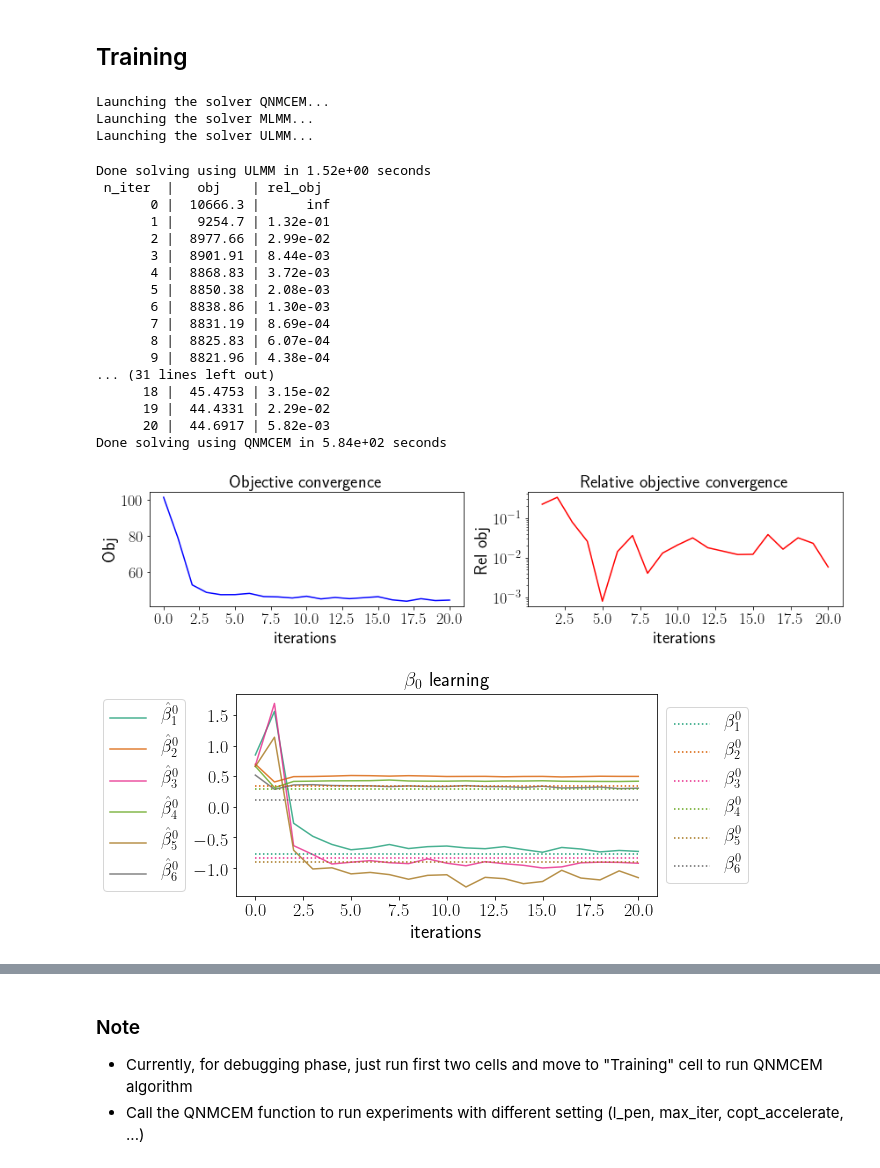
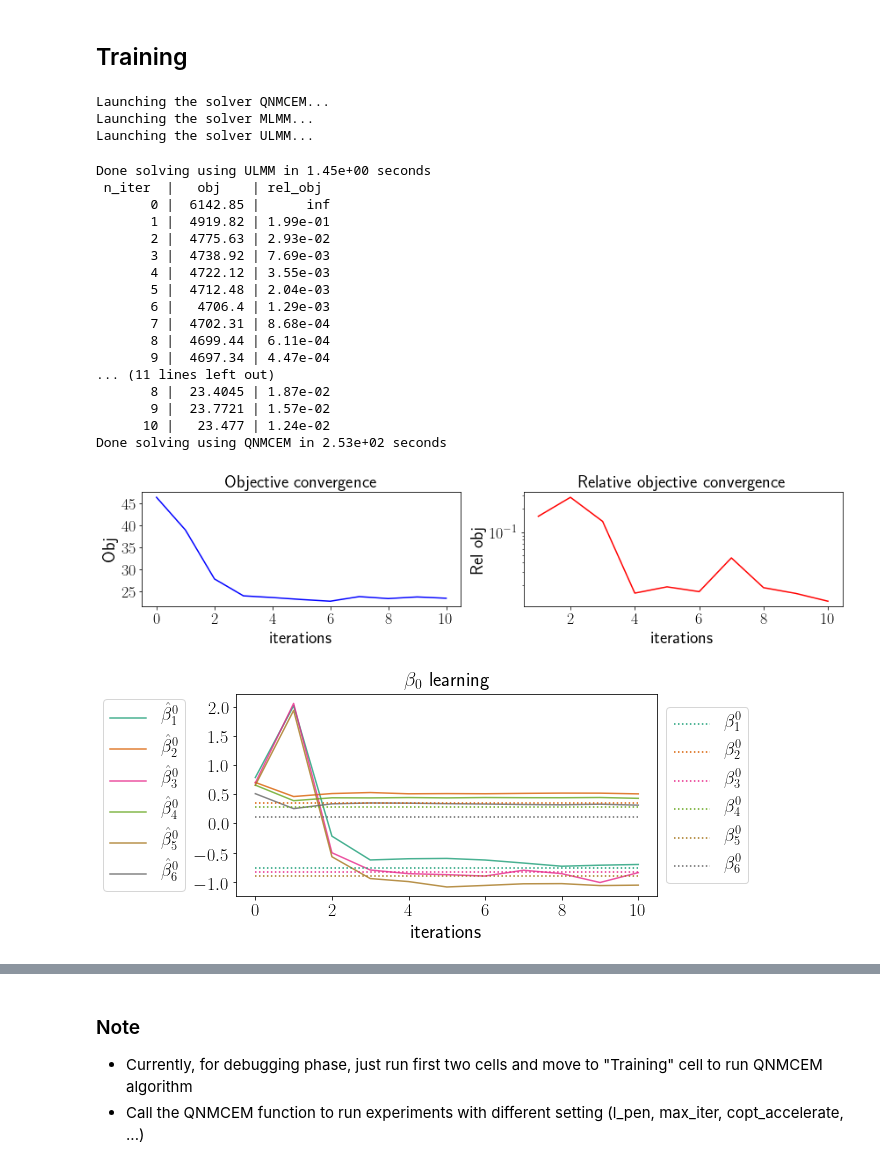
Before and after one commit to Califrais/flash, a Jupyter notebook: Lights tutorial.ipynb, the cells around one changed output, grey strips where cells are left out. Drawn from its saved outputs; the diff is of its cells as text; code cells hidden in the pictures.

```diff
--- a/Lights tutorial.ipynb
+++ b/Lights tutorial.ipynb
@@ -380,45 +378,45 @@ print("%d%% for training, %d%% for testing."
 # %%
 from lights.inference import QNMCEM
 
 ## Choose parameters ##
 tol = 1e-6            # tolerance for the convergence stopping criterion
 eta = 0.3             # parameter controlling the trade-off between l1
                       # and l2 regularization in the elasticNet
 gamma_chosen = '1se'  # way to select l_elasticNet_chosen: '1se' or 'min'
 warm_start = True     # at each L-BGFS-B iteration, reset beta to 0 or take
                       # the previous value
 grid_size = 30        # grid size for the cross validation procedure
 metric = 'C-index'    # cross-validation metric: 'log_lik' or 'C-index'
 
-qnmcem = QNMCEM(fixed_effect_time_order=1, max_iter=20, compute_obj=True, print_every=1,
-               l_pen_SGL=0.0001, eta_sp_gp_l1=.9, asso_functions=["lp", "re", "tps"],
+qnmcem = QNMCEM(fixed_effect_time_order=1, max_iter=10, compute_obj=True, print_every=1,
+               l_pen_SGL=0.01, eta_sp_gp_l1=.9, asso_functions=["lp", "re", "tps"],
                l_pen_EN=0.01, initialize=True)
 qnmcem.fit(X_train, Y_train, T_train, delta_train)
 
 # Visualize learning
 visualize_vect_learning(qnmcem, "obj")
 # %% [output]
 Launching the solver QNMCEM...
 Launching the solver MLMM...
 Launching the solver ULMM...
-Done solving using ULMM in 1.52e+00 seconds
+Done solving using ULMM in 1.45e+00 seconds
  n_iter  |   obj    | rel_obj
-       0 |  10666.3 |      inf
-       1 |   9254.7 | 1.32e-01
-       2 |  8977.66 | 2.99e-02
-       3 |  8901.91 | 8.44e-03
-       4 |  8868.83 | 3.72e-03
-       5 |  8850.38 | 2.08e-03
-       6 |  8838.86 | 1.30e-03
-       7 |  8831.19 | 8.69e-04
-       8 |  8825.83 | 6.07e-04
-       9 |  8821.96 | 4.38e-04
-... (31 lines left out)
-      18 |  45.4753 | 3.15e-02
-      19 |  44.4331 | 2.29e-02
-      20 |  44.6917 | 5.82e-03
-Done solving using QNMCEM in 5.84e+02 seconds
+       0 |  6142.85 |      inf
+       1 |  4919.82 | 1.99e-01
+       2 |  4775.63 | 2.93e-02
+       3 |  4738.92 | 7.69e-03
+       4 |  4722.12 | 3.55e-03
+       5 |  4712.48 | 2.04e-03
+       6 |   4706.4 | 1.29e-03
+       7 |  4702.31 | 8.68e-04
+       8 |  4699.44 | 6.11e-04
+       9 |  4697.34 | 4.47e-04
+... (11 lines left out)
+       8 |  23.4045 | 1.87e-02
+       9 |  23.7721 | 1.57e-02
+      10 |   23.477 | 1.24e-02
+Done solving using QNMCEM in 2.53e+02 seconds
-[figure, old version]
+[figure, new version]
 # %%
 # Visualize beta_0
 true_beta_0 = simu.fixed_effect_coeffs[0].reshape(-1, 1)
@@ -427,7 +425,7 @@ leg1 = [r"$\hat \beta^0_%s$" % j for j in range(1, to)]
 leg2 = [r"$\beta^0_%s$" % j for j in range(1, to)]
 visualize_vect_learning(qnmcem, "beta_0", r"$\beta_0$", true_beta_0, leg1, leg2)
 # %% [output]
-[figure, old version]
+[figure, new version]
 # %%
 # Visualize beta_1
 true_beta_1 = simu.fixed_effect_coeffs[1].reshape(-1, 1)
```
Also changed, not shown: parts of 21 cells of this notebook.
